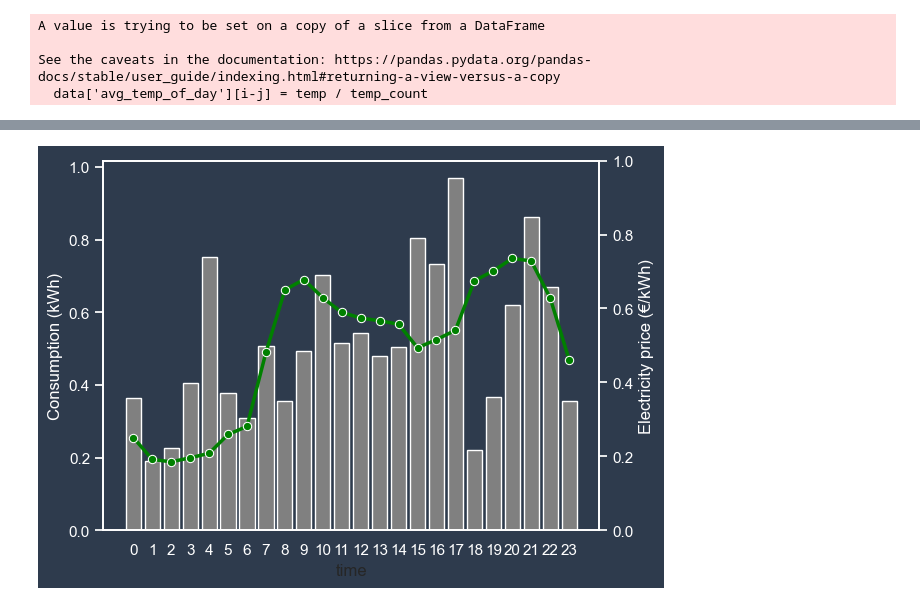
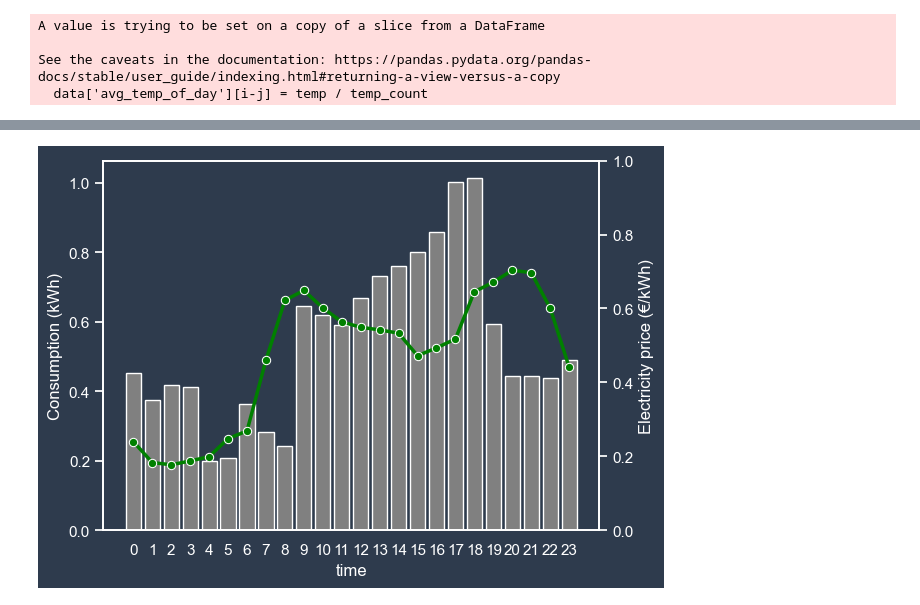
Before and after one commit to TKunnapuu/ElectricityConsumptionPrediction, a Jupyter notebook: model_prediction.ipynb, the cells around one changed output, grey strips where cells are left out. Saved outputs shown, nothing was run; the diff lists cells and outputs as text; code cells hidden in the pictures.

```diff
--- a/model_prediction.ipynb
+++ b/model_prediction.ipynb
@@ -19,5 +19,8 @@ from sklearn.preprocessing import StandardScaler
 from sklearn.pipeline import Pipeline
 
 from sklearn.neural_network import MLPRegressor
+
+sns.set(rc={'axes.facecolor': '#2e3b4d', 'figure.facecolor': '#2e3b4d',
+        'axes.labelcolor': 'white', 'xtick.color': 'white', 'ytick.color': 'white'})
 # %%
 data = pd.read_csv('train.csv')
@@ -66,9 +111,13 @@ def preprocess_data(data):
         lambda x: int(x.split(' ')[1].split(':')[0]))
 
 
-
     # Creating a new column for day of the week (0 = Monday, 6 = Sunday)
     data['date'] = data['time'].apply(lambda x: x.split(' ')[0])
+
+    data['valge'] = 0
+    data = kas_Valge(data)
+
+
     data['day_of_week'] = pd.to_datetime(data['date']).dt.dayofweek
     # Turning day of the week into a cyclic feature
     data['day_of_week_sin'] = np.sin(data['day_of_week'] * (2 * np.pi / 7))
@@ -83,6 +132,10 @@ def preprocess_data(data):
     data['day_sin'] = np.sin(2 * np.pi * data['day']/31)
     data['day_cos'] = np.cos(2 * np.pi * data['day']/31)
     data = data.drop(['day'], axis=1)
+
+    # Create feature for riigi pühad
+    #data['riigi_pühad'] = 0
+    #data = riigi_pühad(data)
 
     # Dropping and date column
     data = data.drop(['date'], axis=1)
@@ -132,10 +185,18 @@ def preprocess_data(data):
 
     # Peak wind gust [wpgt]
 
+    # Get wind speed and wind gust in one column
+
+    data["wpgt/wspd"] = data["wpgt"] / data["wspd"]
+    data["wpgt/wspd"] = data["wpgt/wspd"].apply(lambda x: 0 if x > 20 else x)
+
+
     # Pressure [pres]
     data['pres'] = data['pres'].apply(lambda x: x-1000)
 
     # Condition code [coco]
+    # Fill NaN values with previous value
+    data['coco'] = data['coco'].fillna(method='ffill')
 
     # electricity price [el_price]
 
@@ -145,10 +206,10 @@ def preprocess_data(data):
     data = avg_temp_of_day(data)
 
 
+
     data = data.fillna(0)
 
     return data
 
 data = preprocess_data(data)
-data.head()
 # %% [output]
@@ -173,4 +241,5 @@ See the caveats in the documentation: https://pandas.pydata.org/pandas-docs/stab
 X = data.drop(['consumption'], axis=1)
 y = data['consumption']
 print(X.shape, y.shape)
+y.fillna(0, inplace=True)
 # %% [output]
@@ -250,10 +342,16 @@ gbr = GradientBoostingRegressor(
 
 rf = RandomForestRegressor(n_estimators=500, criterion='poisson')
 
-hgb = HistGradientBoostingRegressor(
-    learning_rate=0.23, loss='absolute_error', max_iter=400, max_leaf_nodes=27, random_state=1
-    )
-model = hgb.fit(X, y)
+hgb = HistGradientBoostingRegressor(learning_rate=0.23,
+                                    loss='absolute_error', max_iter=400,
+                                    max_leaf_nodes=27, random_state=1)
+
+svr = make_pipeline(MinMaxScaler(), SVR(kernel='rbf', C=1, epsilon=0.1))
+
+mlp = MLPRegressor(activation='logistic', random_state=1)
+model = mlp.fit(X, y)
+
+
 
 #Plotting feature importance
 if (False): # Doesn't work with HistGradientBoostingRegressor
@@ -324,31 +422,33 @@ plt.show()
 # %%
+sns.set(rc={'axes.facecolor': '#2e3b4d', 'figure.facecolor': '#2e3b4d',
+        'axes.labelcolor': 'white', 'xtick.color': 'white', 'ytick.color': 'white'})
+
 # Graphing 1 day of predictions
-sns.set(rc={'axes.facecolor': '#2e3b4d', 'figure.facecolor': '#2e3b4d'})
 
 # Make a df with predictions for 1 day and electricity price
 # Take the first 24 hours
 day = test_data[:24]
 day = day.reset_index(drop=True)
 day['el_price'] = test_data.el_price[:24]
 day['time'] = day['time'].apply(lambda x: int(x.split(' ')[1].split(':')[0]))
 
 # Plot the predictions
 sns.barplot(x=day['time'], y=day['consumption'], color='gray')
 sns.lineplot(x=day['time'], y=day['el_price'], color='green', marker='o', linewidth=2.5)
 # First y-axis
 plt.ylabel('Consumption (kWh)', color='white')
 plt.tick_params(colors='white')
 plt.grid(False)
 # Second y-axis
 ax2 = plt.twinx()
 ax2.set_ylabel('Electricity price (€/kWh)', color='white')
 
 # Set ax2 text color
 ax2.tick_params(axis='y', colors='white')
 
 ax2.grid(False)
 
 plt.show()
 # Show only hours
 # %% [output]
-[figure, old version]
+[figure, new version]
```
Also changed, not shown: parts of 11 cells of this notebook, 5 other files.
